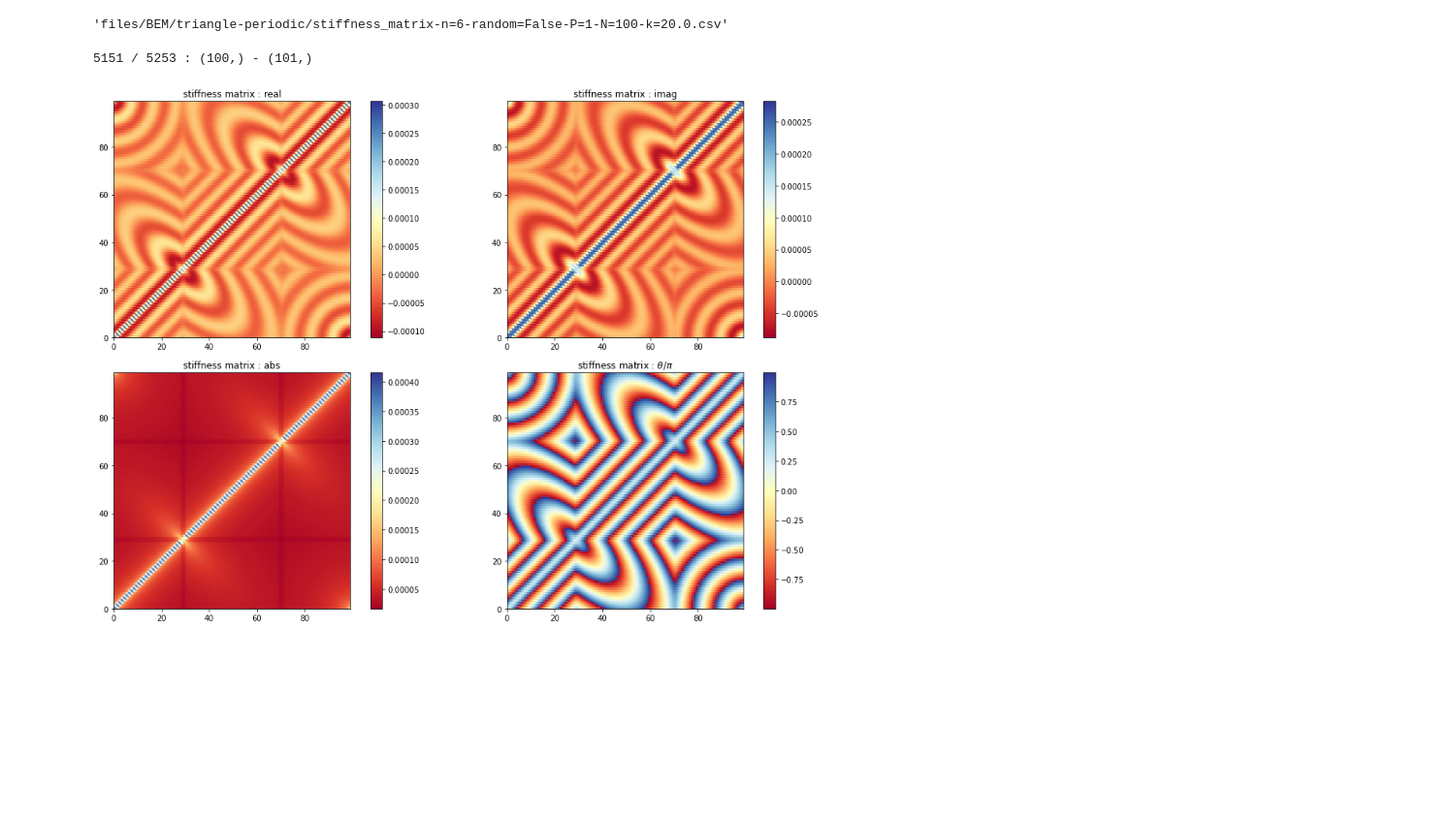
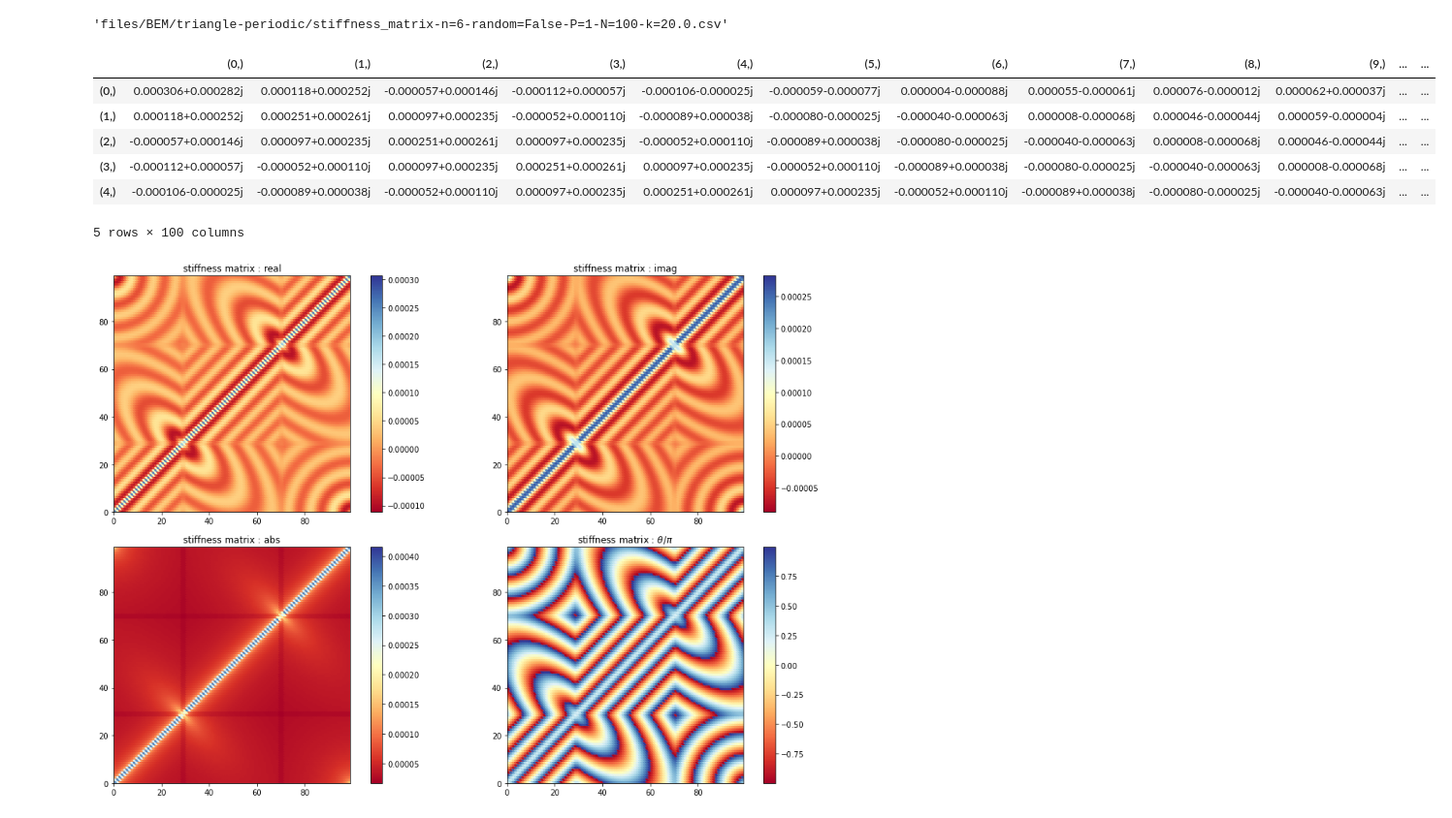
Before and after one commit to EliaStocco/Bspline, a Jupyter notebook: python/BEM-triangle.ipynb, the cells around one changed output. Shown at 97% size. Drawn from its saved outputs; the diff is of its cells as text; code cells hidden in the pictures; blank space fills up the shorter version.

```diff
--- a/python/BEM-triangle.ipynb
+++ b/python/BEM-triangle.ipynb
@@ -188,18 +185,24 @@ file
 # %% [output]
 'files/BEM/triangle-periodic/stiffness_matrix-n=6-random=False-P=1-N=100-k=20.0.csv'
 # %%
-READ = False
-SAVE = True
+READ = True
+SAVE = False
 if os.path.exists(file) and READ == True :
     sm = bs.load("sm-BEM",file)
 else :
     sm,out = bs.stiffness_matrix_BEM(k=wavevector,\
                 opts={"print":True,"N":[6],"return_both":True,"ready_sm_BEM":False,"random":False})
     if SAVE == True :
         bs.save("sm-BEM",file)
-#sm
+sm.head()
 # %% [output]
+|  | (0,) | (1,) | (2,) | (3,) | (4,) | (5,) | (6,) | (7,) | (8,) | (9,) | ... | ... |
+| (0,) | 0.000306+0.000282j | 0.000118+0.000252j | -0.000057+0.000146j | -0.000112+0.000057j | -0.000106-0.000025j | -0.000059-0.000077j | 0.000004-0.000088j | 0.000055-0.000061j | 0.000076-0.000012j | 0.000062+0.000037j | ... | ... |
+| (1,) | 0.000118+0.000252j | 0.000251+0.000261j | 0.000097+0.000235j | -0.000052+0.000110j | -0.000089+0.000038j | -0.000080-0.000025j | -0.000040-0.000063j | 0.000008-0.000068j | 0.000046-0.000044j | 0.000059-0.000004j | ... | ... |
+| (2,) | -0.000057+0.000146j | 0.000097+0.000235j | 0.000251+0.000261j | 0.000097+0.000235j | -0.000052+0.000110j | -0.000089+0.000038j | -0.000080-0.000025j | -0.000040-0.000063j | 0.000008-0.000068j | 0.000046-0.000044j | ... | ... |
+| (3,) | -0.000112+0.000057j | -0.000052+0.000110j | 0.000097+0.000235j | 0.000251+0.000261j | 0.000097+0.000235j | -0.000052+0.000110j | -0.000089+0.000038j | -0.000080-0.000025j | -0.000040-0.000063j | 0.000008-0.000068j | ... | ... |
+| (4,) | -0.000106-0.000025j | -0.000089+0.000038j | -0.000052+0.000110j | 0.000097+0.000235j | 0.000251+0.000261j | 0.000097+0.000235j | -0.000052+0.000110j | -0.000089+0.000038j | -0.000080-0.000025j | -0.000040-0.000063j | ... | ... |
-5151 / 5253 : (100,) - (101,)
+5 rows × 100 columns
 # %%
 #
 def plot_matrix(sm,file_png=None):
```
Also changed, not shown: parts of 42 cells of this notebook, 4 other files.
